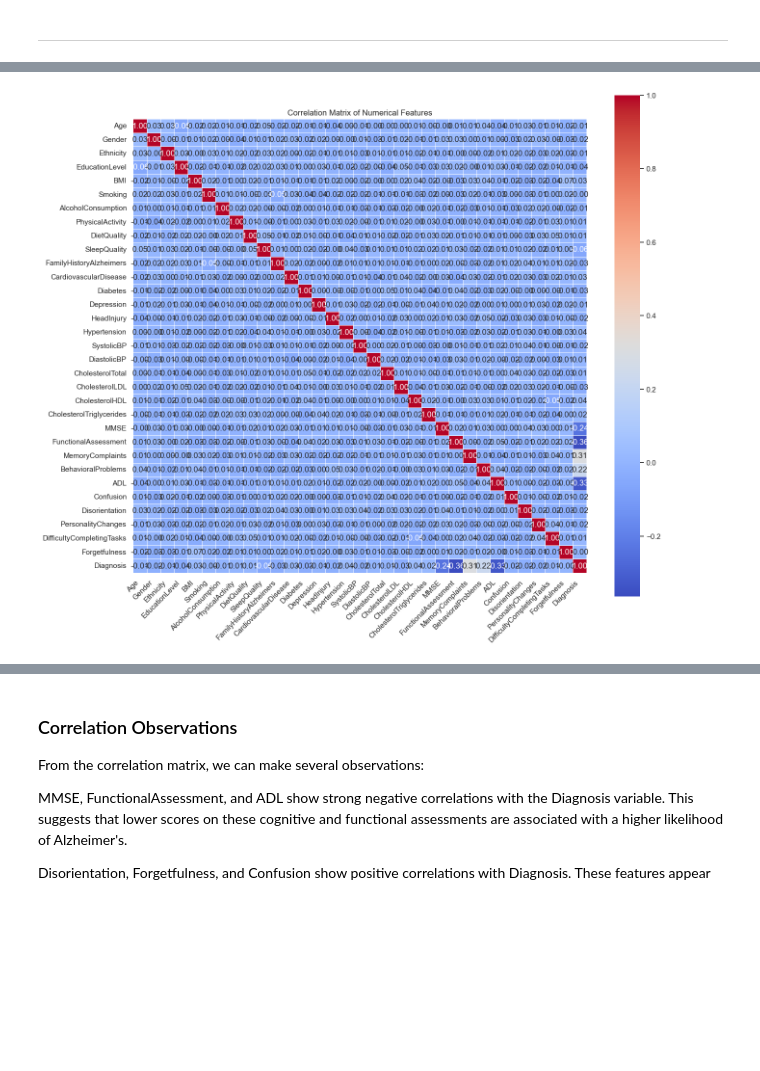
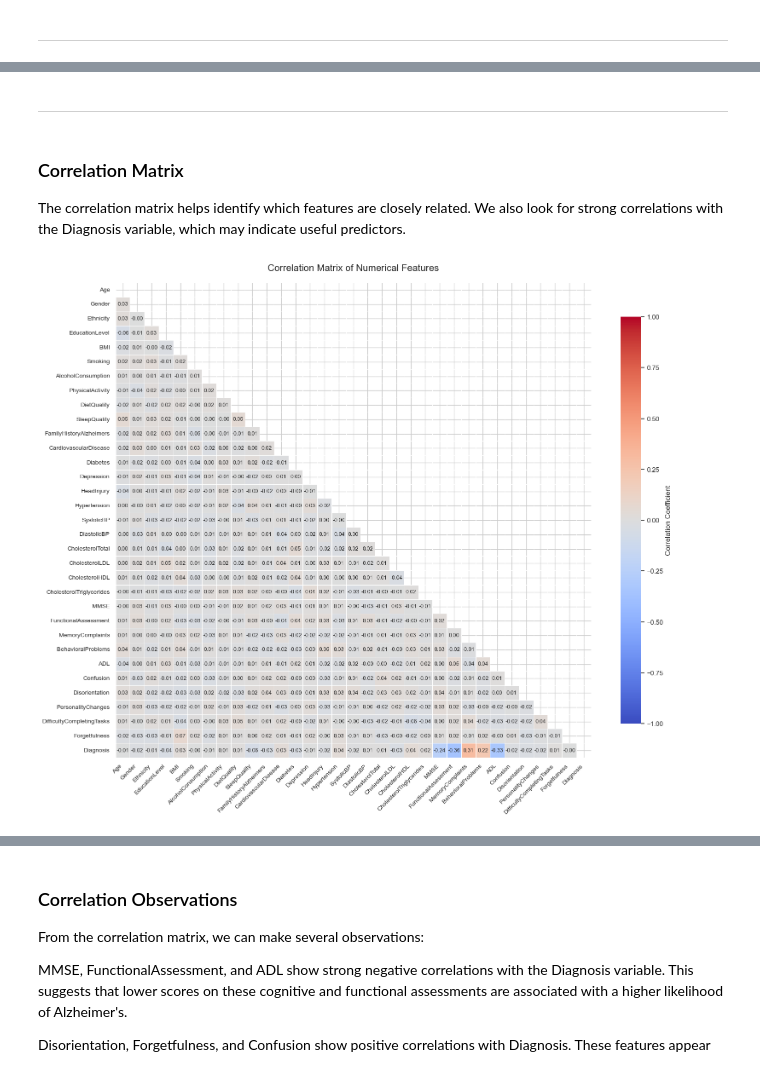
Before and after one commit to FeliciaFavrholdt/BI_EXAM, a Jupyter notebook: Analysis/notebooks/03_Exploratory_Data_Analysis.ipynb, the cells around one changed output, grey strips where cells are left out. Cells and saved outputs as stored; diff of their text form; code cells hidden in the pictures; blank space fills up the shorter version.

```diff
--- a/Analysis/notebooks/03_Exploratory_Data_Analysis.ipynb
+++ b/Analysis/notebooks/03_Exploratory_Data_Analysis.ipynb
@@ -232,14 +297,41 @@ We use a correlation matrix to check for strong linear relationships between fea
+# %% [markdown]
+------------------------------------
+# %% [markdown]
+### Correlation Matrix
+
+The correlation matrix helps identify which features are closely related. We also look for strong correlations with the Diagnosis variable, which may indicate useful predictors.
 # %%
 # Calculate correlation matrix (only for numerical columns)
 correlation_matrix = df.corr(numeric_only=True)
 
-# Plot heatmap
-plt.figure(figsize=(14, 12))
-sns.heatmap(correlation_matrix, annot=True, fmt=".2f", cmap="coolwarm", square=True, linewidths=0.5)
-plt.title("Correlation Matrix of Numerical Features")
-plt.xticks(rotation=45, ha="right")
-plt.yticks(rotation=0)
+# Create a mask for the lower triangle
+mask = np.triu(np.ones_like(correlation_matrix, dtype=bool))
+
+# Set up the matplotlib figure
+plt.figure(figsize=(16, 14))
+
+# Draw the heatmap
+sns.heatmap(
+    correlation_matrix,
+    mask=mask,
+    annot=True,
+    fmt=".2f",
+    cmap="coolwarm",
+    vmin=-1,
+    vmax=1,
+    square=True,
+    linewidths=0.5,
+    cbar_kws={"shrink": 0.75, "label": "Correlation Coefficient"},
+    annot_kws={"size": 9}
+)
+
+# Customize the plot
+plt.title("Correlation Matrix of Numerical Features", fontsize=16, pad=20)
+plt.xticks(rotation=45, ha="right", fontsize=10)
+plt.yticks(fontsize=10)
 plt.tight_layout()
+
+# Show the plot
 plt.show()
 # %% [output]
-[figure, old version]
+[figure, new version]
```
Also changed, not shown: parts of 43 cells of this notebook, 1 other file.
